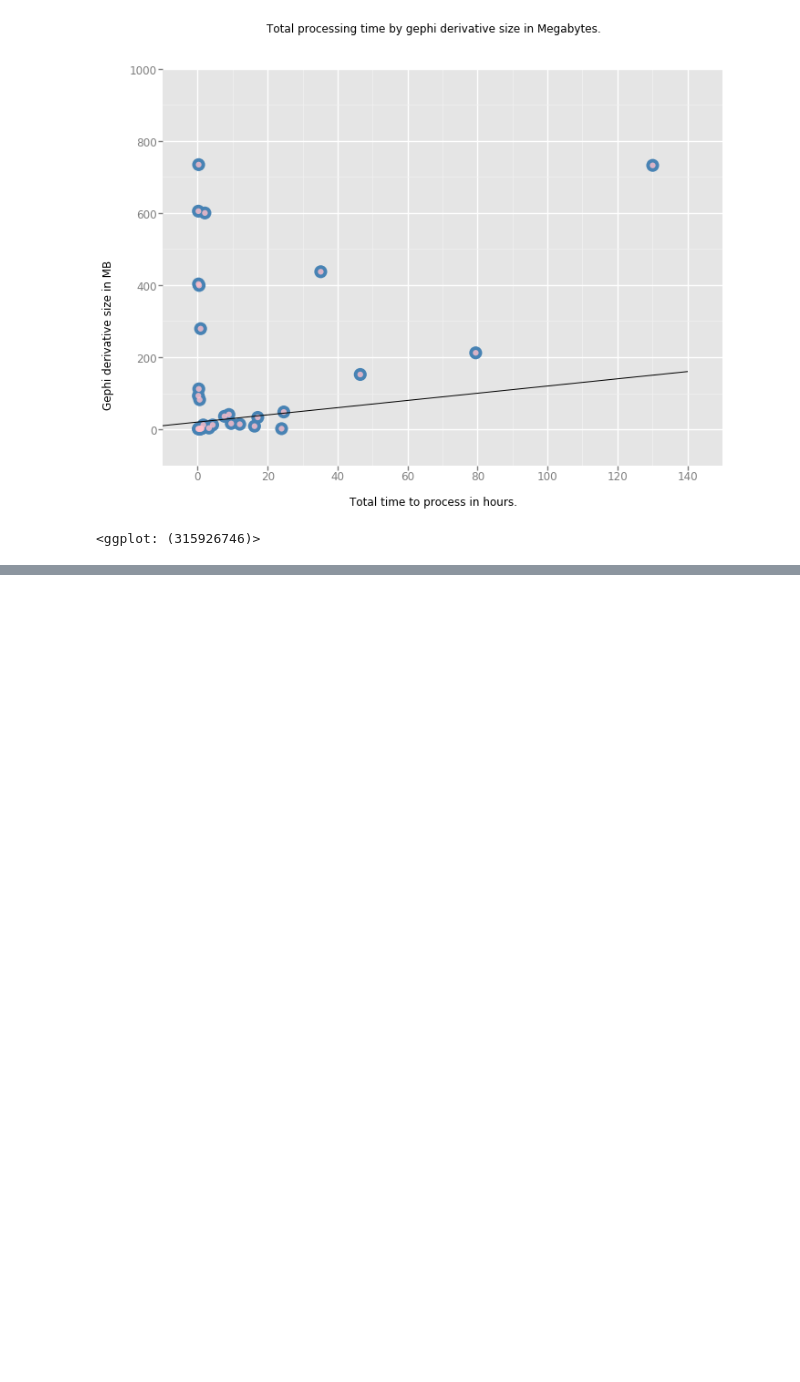
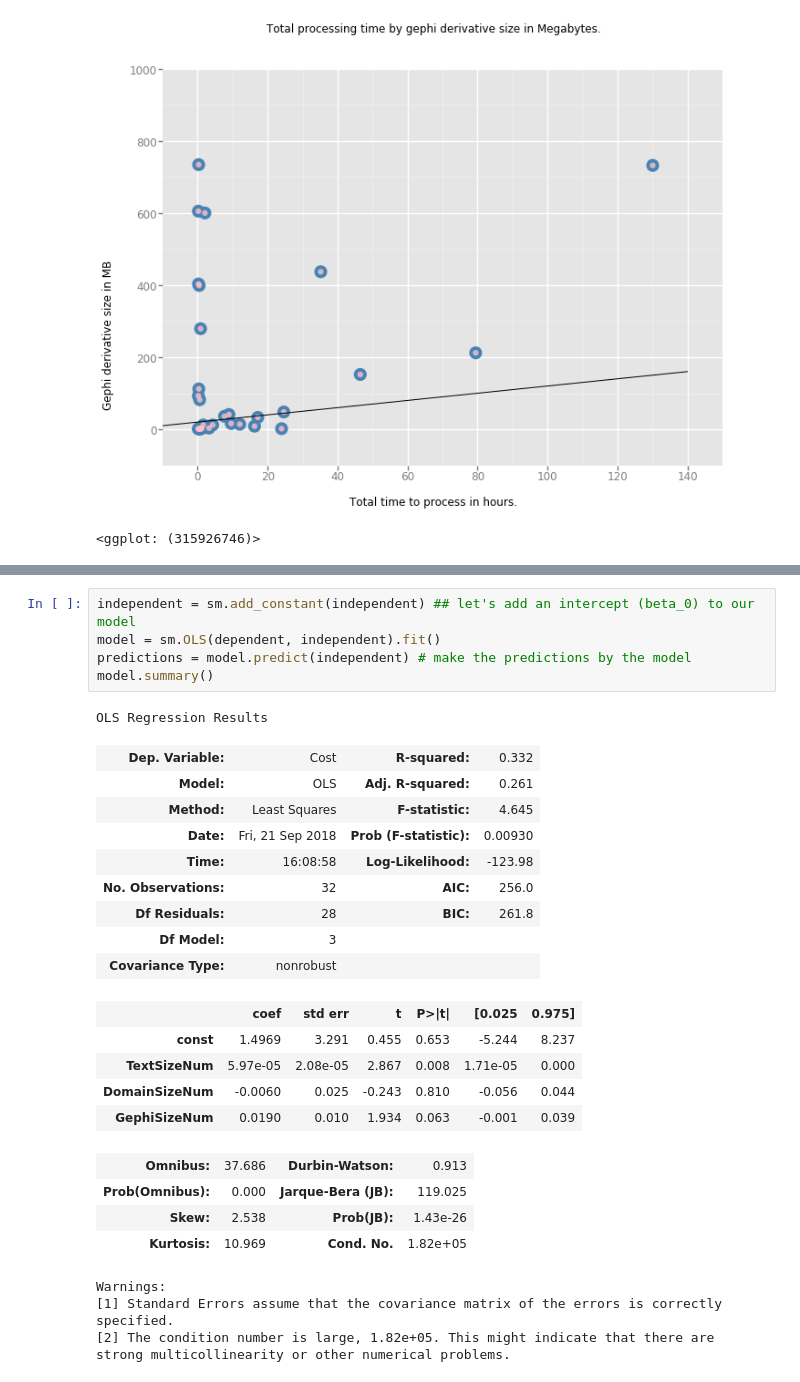
Before and after one commit to greebie/scatterdemo, a Jupyter notebook: Scatterplot Examples.ipynb, the cells around one changed output, grey strips where cells are left out. Drawn from its saved outputs; the diff is of its cells as text; blank space fills up the shorter version.

```diff
--- a/Scatterplot Examples.ipynb
+++ b/Scatterplot Examples.ipynb
@@ -122,0 +170,29 @@ ggplot(susData, aes(TOTALTIMEHOURS, GEPHISIZE)) +\
+# %%
+independent = sm.add_constant(independent) ## let's add an intercept (beta_0) to our model
+model = sm.OLS(dependent, independent).fit()
+predictions = model.predict(independent) # make the predictions by the model
+model.summary()
+# %% [output]
+OLS Regression Results
+| Dep. Variable: | Cost | R-squared: | 0.332 |
+| Model: | OLS | Adj. R-squared: | 0.261 |
+| Method: | Least Squares | F-statistic: | 4.645 |
+| Date: | Fri, 21 Sep 2018 | Prob (F-statistic): | 0.00930 |
+| Time: | 16:08:58 | Log-Likelihood: | -123.98 |
+| No. Observations: | 32 | AIC: | 256.0 |
+| Df Residuals: | 28 | BIC: | 261.8 |
+| Df Model: | 3 |  |  |
+| Covariance Type: | nonrobust |  |  |
+|  | coef | std err | t | P>|t| | [0.025 | 0.975] |
+| const | 1.4969 | 3.291 | 0.455 | 0.653 | -5.244 | 8.237 |
+| TextSizeNum | 5.97e-05 | 2.08e-05 | 2.867 | 0.008 | 1.71e-05 | 0.000 |
+| DomainSizeNum | -0.0060 | 0.025 | -0.243 | 0.810 | -0.056 | 0.044 |
+| GephiSizeNum | 0.0190 | 0.010 | 1.934 | 0.063 | -0.001 | 0.039 |
+| Omnibus: | 37.686 | Durbin-Watson: | 0.913 |
+| Prob(Omnibus): | 0.000 | Jarque-Bera (JB): | 119.025 |
+| Skew: | 2.538 | Prob(JB): | 1.43e-26 |
+| Kurtosis: | 10.969 | Cond. No. | 1.82e+05 |
+Warnings:
+[1] Standard Errors assume that the covariance matrix of the errors is correctly specified.
+[2] The condition number is large, 1.82e+05. This might indicate that there are
+strong multicollinearity or other numerical problems.
```
Also changed, not shown: parts of 6 cells of this notebook.
